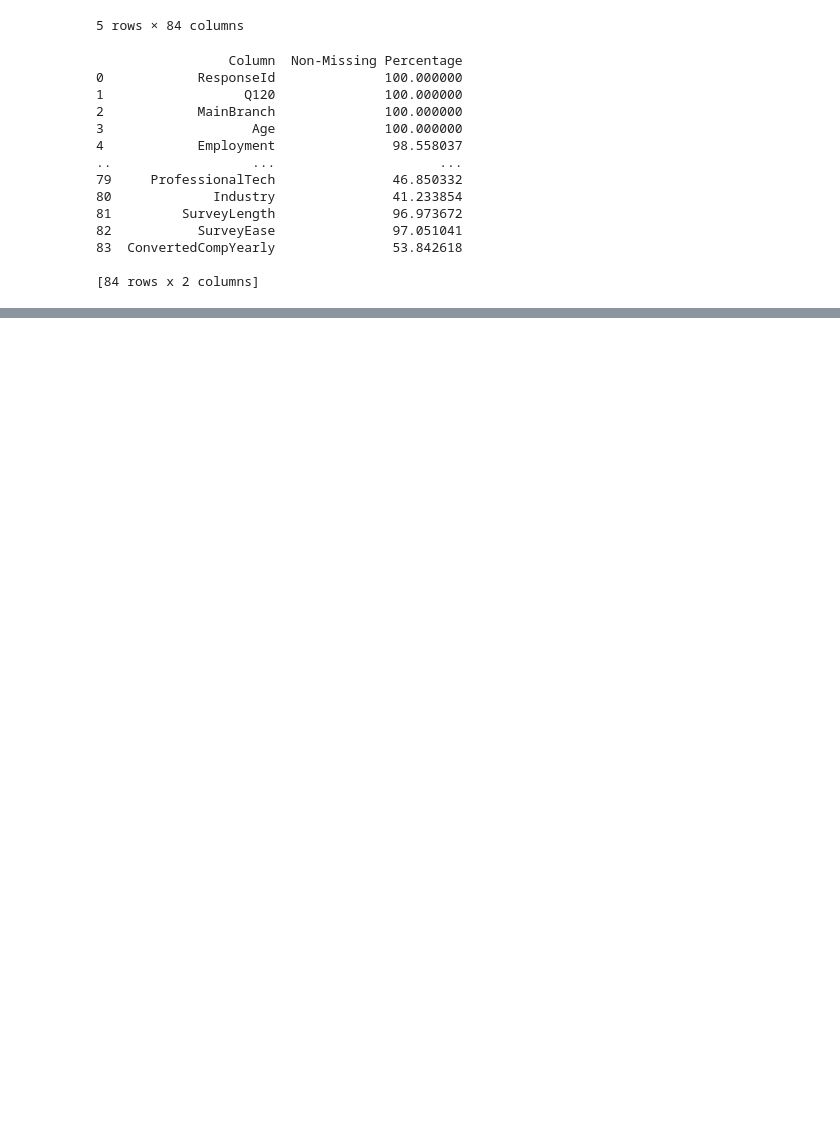
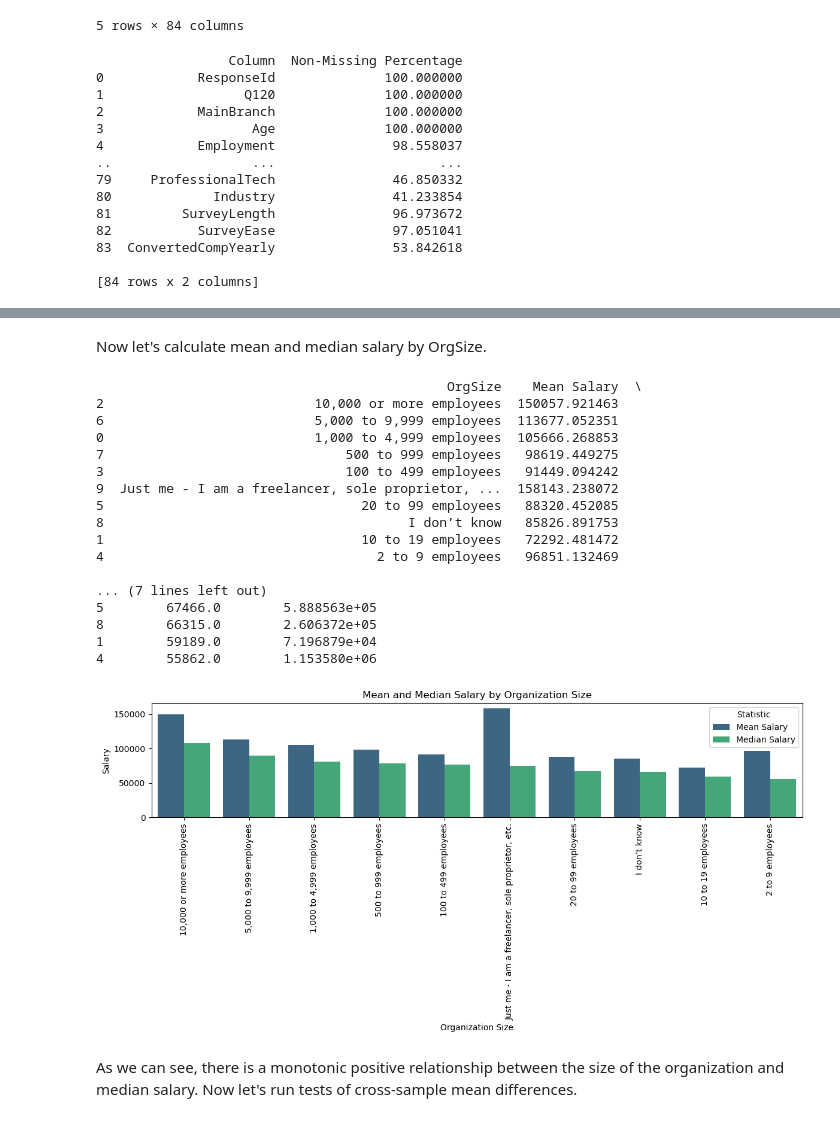
Before and after one commit to dosiichuk/stackoverflow_survey_analysis, a Jupyter notebook: analysis.ipynb, the cells around one changed output, grey strips where cells are left out. Drawn from its saved outputs; the diff is of its cells as text; code cells hidden in the pictures; blank space fills up the shorter version.

```diff
--- a/analysis.ipynb
+++ b/analysis.ipynb
@@ -97,0 +87,41 @@ else:
+# %% [markdown]
+Now let's calculate mean and median salary by OrgSize.
+# %%
+salary_stats = df.groupby('OrgSize')['ConvertedCompYearly'].agg(['mean', 'median', 'std']).reset_index()
+salary_stats.columns = ['OrgSize', 'Mean Salary', 'Median Salary', 'Standard Deviation']
+salary_stats = salary_stats.sort_values(by='Median Salary', ascending=False)
+
+print(salary_stats)
+salary_stats_melted = salary_stats.melt(id_vars='OrgSize', value_vars=['Mean Salary', 'Median Salary'],
+                                        var_name='Statistic', value_name='Salary')
+# Plot mean and median salary side by side
+plt.figure(figsize=(12, 6))
+sns.barplot(data=salary_stats_melted, x='OrgSize', y='Salary', hue='Statistic', palette='viridis')
+plt.title('Mean and Median Salary by Organization Size')
+plt.xlabel('Organization Size')
+plt.ylabel('Salary')
+plt.xticks(rotation=90)
+plt.legend(title='Statistic')
+plt.tight_layout()
+plt.show()
+# %% [output]
+                                             OrgSize    Mean Salary  \
+2                           10,000 or more employees  150057.921463
+6                           5,000 to 9,999 employees  113677.052351
+0                           1,000 to 4,999 employees  105666.268853
+7                               500 to 999 employees   98619.449275
+3                               100 to 499 employees   91449.094242
+9  Just me - I am a freelancer, sole proprietor, ...  158143.238072
+5                                 20 to 99 employees   88320.452085
+8                                       I don’t know   85826.891753
+1                                 10 to 19 employees   72292.481472
+4                                   2 to 9 employees   96851.132469
+
+... (7 lines left out)
+5        67466.0        5.888563e+05
+8        66315.0        2.606372e+05
+1        59189.0        7.196879e+04
+4        55862.0        1.153580e+06
+[figure, added]
+# %% [markdown]
+As we can see, there is a monotonic positive relationship between the size of the organization and median salary. Now let's run tests of cross-sample mean differences.
```
Also changed, not shown: parts of 18 cells of this notebook.
